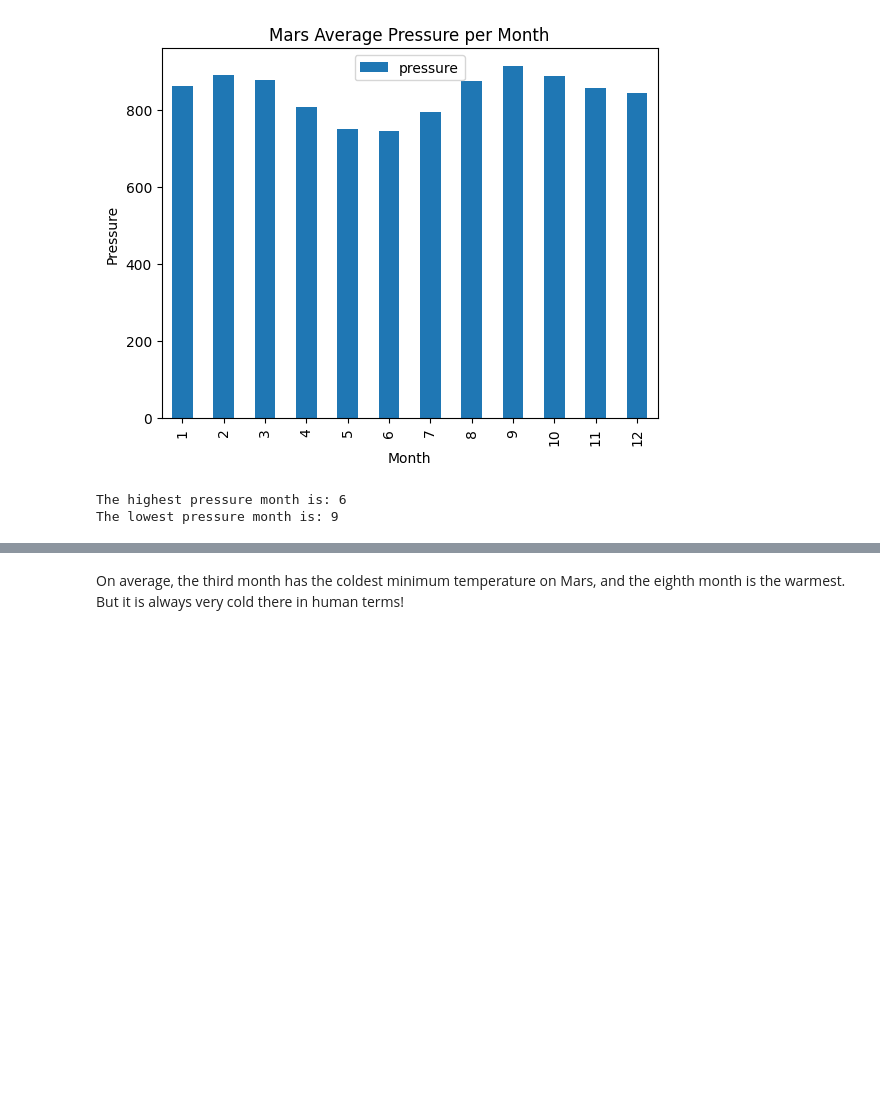
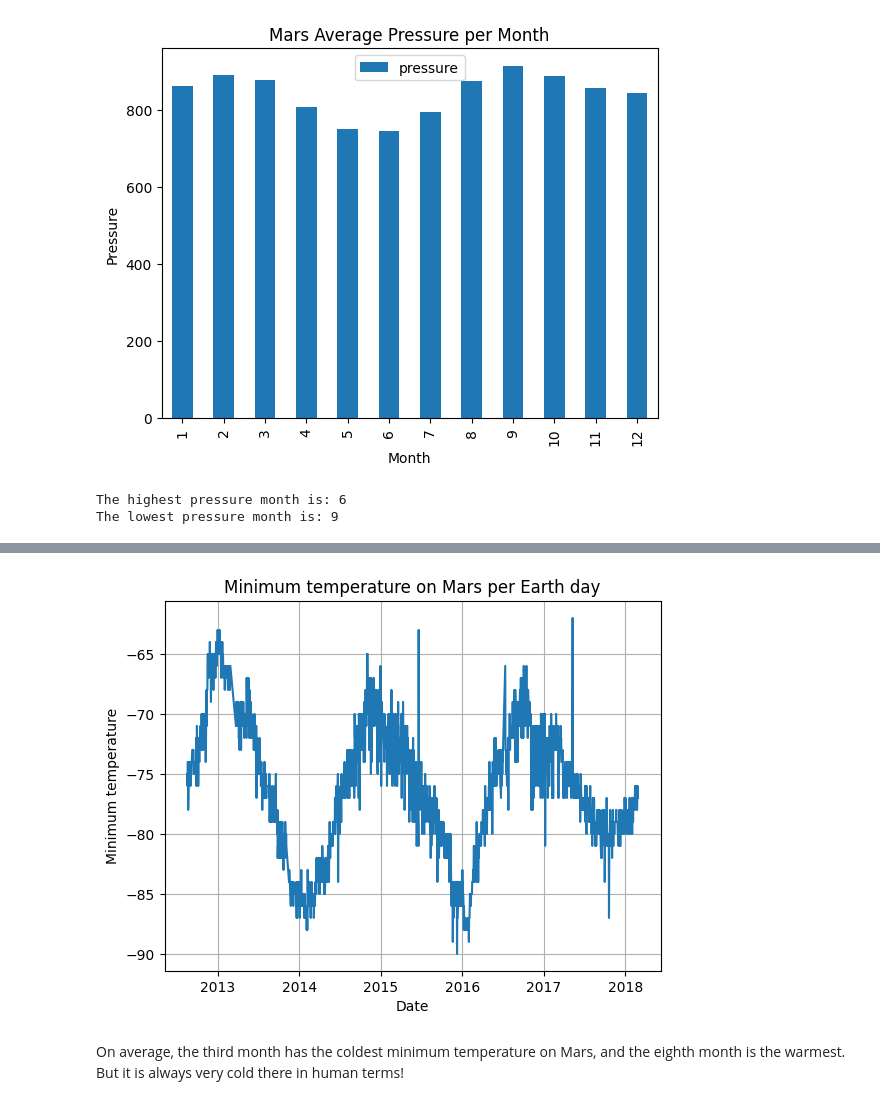
Before and after one commit to joelpangilinan/html-challenge, a Jupyter notebook: part_2_mars_weather.ipynb, the cells around one changed output, grey strips where cells are left out. Drawn from its saved outputs; the diff is of its cells as text; code cells hidden in the pictures; blank space fills up the shorter version.

```diff
--- a/part_2_mars_weather.ipynb
+++ b/part_2_mars_weather.ipynb
@@ -316,5 +333,14 @@ The lowest pressure month is: 9
 # %%
 # 5. How many terrestrial (earth) days are there in a Martian year?
+ax = plt.subplots()
+ax = plt.plot(mars_df.terrestrial_date, mars_df.min_temp)
+plt.grid()
+plt.xlabel("Date")
+plt.ylabel("Minimum temperature")
+plt.title("Minimum temperature on Mars per Earth day")
+plt.show()
+# %% [output]
+[figure, added]
 # %% [markdown]
 On average, the third month has the coldest minimum temperature on Mars, and the eighth month is the warmest. But it is always very cold there in human terms!
 # %% [markdown]
```
Also changed, not shown: parts of 1 cell of this notebook.
